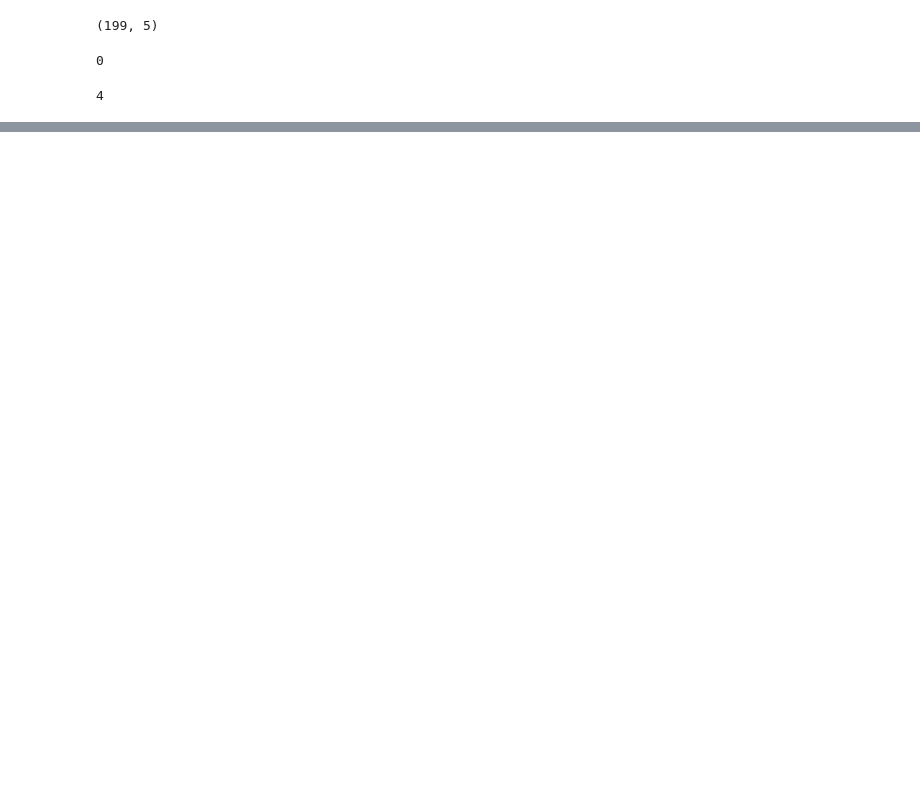
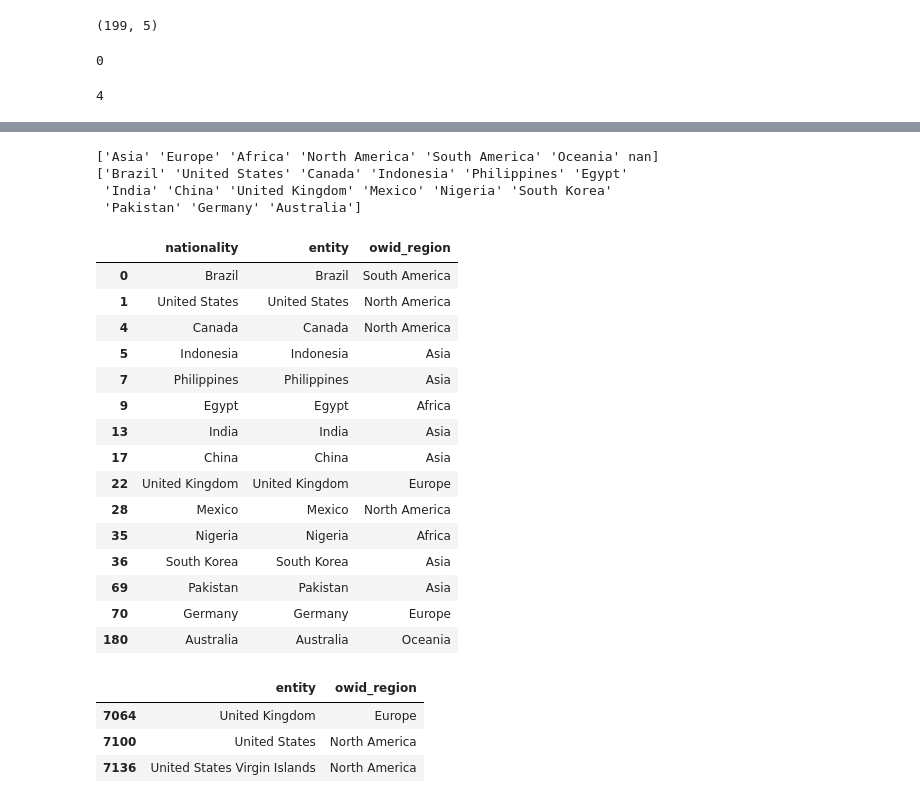
Before and after one commit to Sepi-X/student-dropout-risk-analysis, a Jupyter notebook: CS-project.ipynb, the cells around one changed output, grey strips where cells are left out. Drawn from its saved outputs; the diff is of its cells as text; code cells hidden in the pictures; blank space fills up the shorter version.

```diff
--- a/CS-project.ipynb
+++ b/CS-project.ipynb
@@ -7,7 +7,7 @@ import pandas as pd
 import numpy as np
 # %%
 # read the csv file and 5 rows of our data.
-Student_df = pd.read_csv('/Users/chooseyourname/Desktop/student_dropout_risk_2026.csv')
+Student_df = pd.read_csv('student_dropout_risk_2026.csv')
 Student_df.head()
 # %% [output]
 |  | person_id | age | gender | nationality | first_generation | disability_status | family_income_level | ... |
@@ -387,0 +423,42 @@ gdp_latest['year'].nunique()  #4 the latest year is not the same for all countri
+# %%
+print(gdp['owid_region'].unique())
+print(Student_df['nationality'].unique())
+# %% [output]
+['Asia' 'Europe' 'Africa' 'North America' 'South America' 'Oceania' nan]
+['Brazil' 'United States' 'Canada' 'Indonesia' 'Philippines' 'Egypt'
+ 'India' 'China' 'United Kingdom' 'Mexico' 'Nigeria' 'South Korea'
+ 'Pakistan' 'Germany' 'Australia']
+# %%
+students_gdp = pd.merge(
+    Student_df,
+    gdp_latest,
+    left_on='nationality',
+    right_on='entity',
+    how='left'
+)
+# %%
+students_gdp[['nationality', 'entity', 'owid_region']].drop_duplicates()
+# %% [output]
+|  | nationality | entity | owid_region |
+| 0 | Brazil | Brazil | South America |
+| 1 | United States | United States | North America |
+| 4 | Canada | Canada | North America |
+| 5 | Indonesia | Indonesia | Asia |
+| 7 | Philippines | Philippines | Asia |
+| 9 | Egypt | Egypt | Africa |
+| 13 | India | India | Asia |
+| 17 | China | China | Asia |
+| 22 | United Kingdom | United Kingdom | Europe |
+| 28 | Mexico | Mexico | North America |
+| 35 | Nigeria | Nigeria | Africa |
+| 36 | South Korea | South Korea | Asia |
+| 69 | Pakistan | Pakistan | Asia |
+| 70 | Germany | Germany | Europe |
+| 180 | Australia | Australia | Oceania |
+# %%
+gdp[gdp['entity'].str.contains('United States|United Kingdom', case=False, na=False)][['entity', 'owid_region']].drop_duplicates()
+# %% [output]
+|  | entity | owid_region |
+| 7064 | United Kingdom | Europe |
+| 7100 | United States | North America |
+| 7136 | United States Virgin Islands | North America |
```
Also changed, not shown: parts of 11 cells of this notebook.
